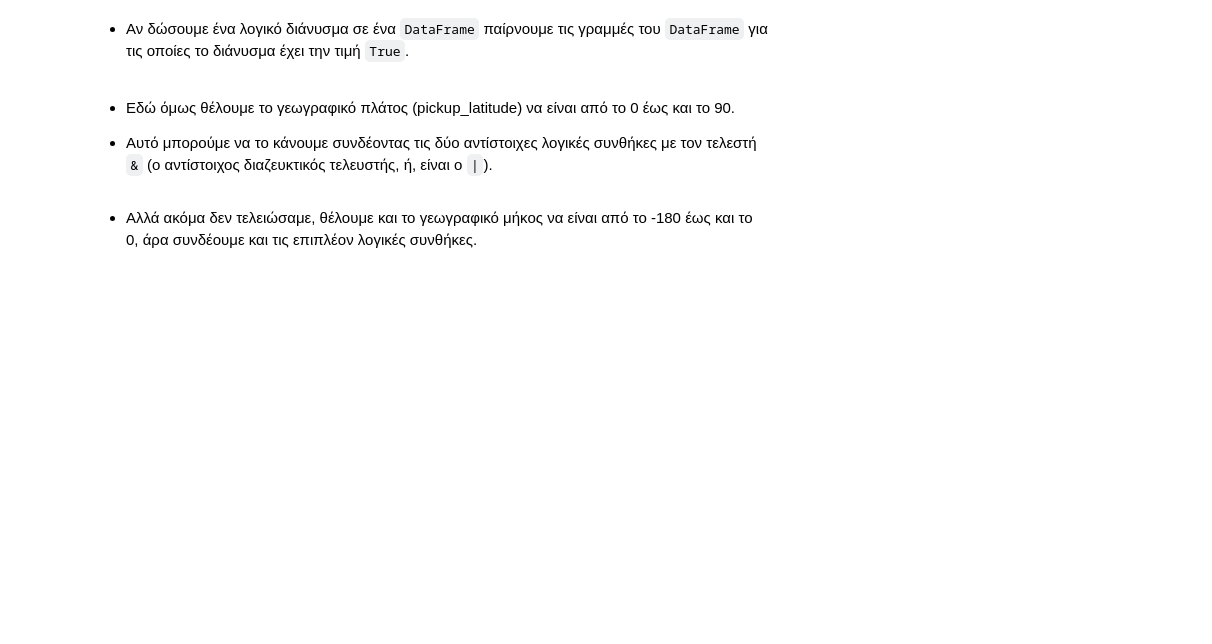
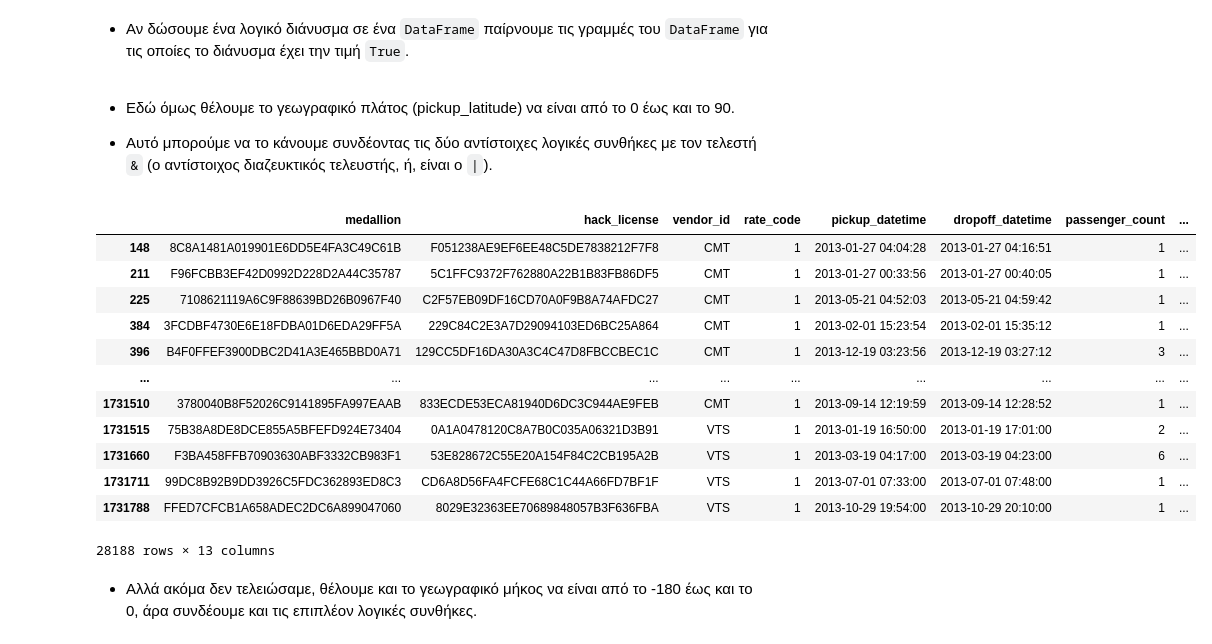
Before and after one commit to Xristos04/Data-Science-Tutorials, a Jupyter notebook: where_are_the_taxis_in_nyc.ipynb, the cells around one changed output. Saved outputs shown, nothing was run; the diff lists cells and outputs as text; code cells hidden in the pictures; blank space fills up the shorter version.

```diff
--- a/where_are_the_taxis_in_nyc.ipynb
+++ b/where_are_the_taxis_in_nyc.ipynb
@@ -27,7 +25,9 @@ import matplotlib.pyplot as plt
+# %%
+data_filename = "C:/Users/xrist/OneDrive/Υπολογιστής/data/Data-Science-Tutorials/data/nyc_taxi_trip_data_sample.csv"
 # %% [markdown]
 * Για να διαβάσουμε τα δεδομένα θα χρησιμοποιήσουμε τη συνάρτηση `read_csv()` του pandas.
 # %%
-# data = pd.read_csv(data_filename)
+data = pd.read_csv(data_filename)
 # %% [markdown]
 * Η μεταβλητή `data` περιέχει ένα αντικείμενο `DataFrame`.
 
@@ -38,0 +78,2 @@ import matplotlib.pyplot as plt
+# %%
+data.drop(columns='store_and_fwd_flag' ,axis=1, inplace=True)
@@ -96,2 +164,21 @@ import matplotlib.pyplot as plt
+# %%
+# TODO double filtering pickup_latitude >= 0 and pickup_latitude <=90
+
+filtered_df = data[(data['pickup_latitude'] >= 0) & (data['pickup_latitude'] <= 90) & (data['dropoff_longitude'] >= -180) & (data['dropoff_latitude'] <= 0)]
+filtered_df[:-1]
+# %% [output]
+|  | medallion | hack_license | vendor_id | rate_code | pickup_datetime | dropoff_datetime | passenger_count | ... |
+| 148 | 8C8A1481A019901E6DD5E4FA3C49C61B | F051238AE9EF6EE48C5DE7838212F7F8 | CMT | 1 | 2013-01-27 04:04:28 | 2013-01-27 04:16:51 | 1 | ... |
+| 211 | F96FCBB3EF42D0992D228D2A44C35787 | 5C1FFC9372F762880A22B1B83FB86DF5 | CMT | 1 | 2013-01-27 00:33:56 | 2013-01-27 00:40:05 | 1 | ... |
+| 225 | 7108621119A6C9F88639BD26B0967F40 | C2F57EB09DF16CD70A0F9B8A74AFDC27 | CMT | 1 | 2013-05-21 04:52:03 | 2013-05-21 04:59:42 | 1 | ... |
+| 384 | 3FCDBF4730E6E18FDBA01D6EDA29FF5A | 229C84C2E3A7D29094103ED6BC25A864 | CMT | 1 | 2013-02-01 15:23:54 | 2013-02-01 15:35:12 | 1 | ... |
+| 396 | B4F0FFEF3900DBC2D41A3E465BBD0A71 | 129CC5DF16DA30A3C4C47D8FBCCBEC1C | CMT | 1 | 2013-12-19 03:23:56 | 2013-12-19 03:27:12 | 3 | ... |
+| ... | ... | ... | ... | ... | ... | ... | ... | ... |
+| 1731510 | 3780040B8F52026C9141895FA997EAAB | 833ECDE53ECA81940D6DC3C944AE9FEB | CMT | 1 | 2013-09-14 12:19:59 | 2013-09-14 12:28:52 | 1 | ... |
+| 1731515 | 75B38A8DE8DCE855A5BFEFD924E73404 | 0A1A0478120C8A7B0C035A06321D3B91 | VTS | 1 | 2013-01-19 16:50:00 | 2013-01-19 17:01:00 | 2 | ... |
+| 1731660 | F3BA458FFB70903630ABF3332CB983F1 | 53E828672C55E20A154F84C2CB195A2B | VTS | 1 | 2013-03-19 04:17:00 | 2013-03-19 04:23:00 | 6 | ... |
+| 1731711 | 99DC8B92B9DD3926C5FDC362893ED8C3 | CD6A8D56FA4FCFE68C1C44A66FD7BF1F | VTS | 1 | 2013-07-01 07:33:00 | 2013-07-01 07:48:00 | 1 | ... |
+| 1731788 | FFED7CFCB1A658ADEC2DC6A899047060 | 8029E32363EE70689848057B3F636FBA | VTS | 1 | 2013-10-29 19:54:00 | 2013-10-29 20:10:00 | 1 | ... |
+28188 rows × 13 columns
 # %% [markdown]
 * Αλλά ακόμα δεν τελειώσαμε, θέλουμε και το γεωγραφικό μήκος να είναι από το -180 έως και το 0, άρα συνδέουμε και τις επιπλέον λογικές συνθήκες.
```
Also changed, not shown: parts of 22 cells of this notebook, 3 other files.
